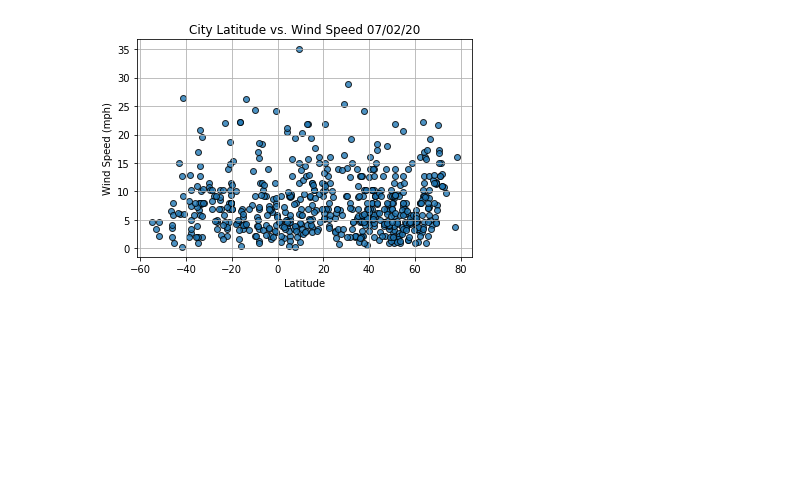
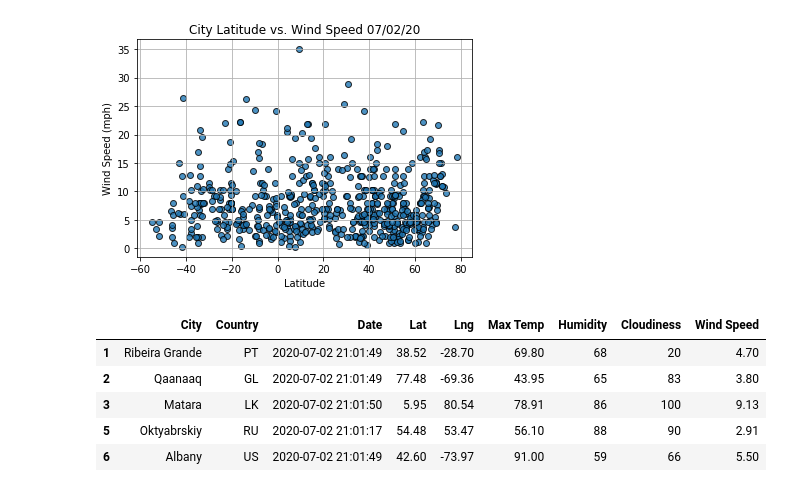
Before and after one commit to bboughey1/World_Weather_Analysis, a Jupyter notebook: WeatherPy.ipynb, the cells around one changed output. Drawn from its saved outputs; the diff is of its cells as text; code cells hidden in the pictures; blank space fills up the shorter version.

```diff
--- a/WeatherPy.ipynb
+++ b/WeatherPy.ipynb
@@ -250,3 +250,12 @@ plt.savefig("weather_data/Fig4.png")
 plt.show()
 # %% [output]
 [figure]
+# %%
+city_data_df.loc[(city_data_df["Lat"] >= 0)].head()
+# %% [output]
+|  | City | Country | Date | Lat | Lng | Max Temp | Humidity | Cloudiness | Wind Speed |
+| 1 | Ribeira Grande | PT | 2020-07-02 21:01:49 | 38.52 | -28.70 | 69.80 | 68 | 20 | 4.70 |
+| 2 | Qaanaaq | GL | 2020-07-02 21:01:49 | 77.48 | -69.36 | 43.95 | 65 | 83 | 3.80 |
+| 3 | Matara | LK | 2020-07-02 21:01:50 | 5.95 | 80.54 | 78.91 | 86 | 100 | 9.13 |
+| 5 | Oktyabrskiy | RU | 2020-07-02 21:01:17 | 54.48 | 53.47 | 56.10 | 88 | 90 | 2.91 |
+| 6 | Albany | US | 2020-07-02 21:01:49 | 42.60 | -73.97 | 91.00 | 59 | 66 | 5.50 |
```
Also changed, not shown: parts of 3 cells of this notebook.
